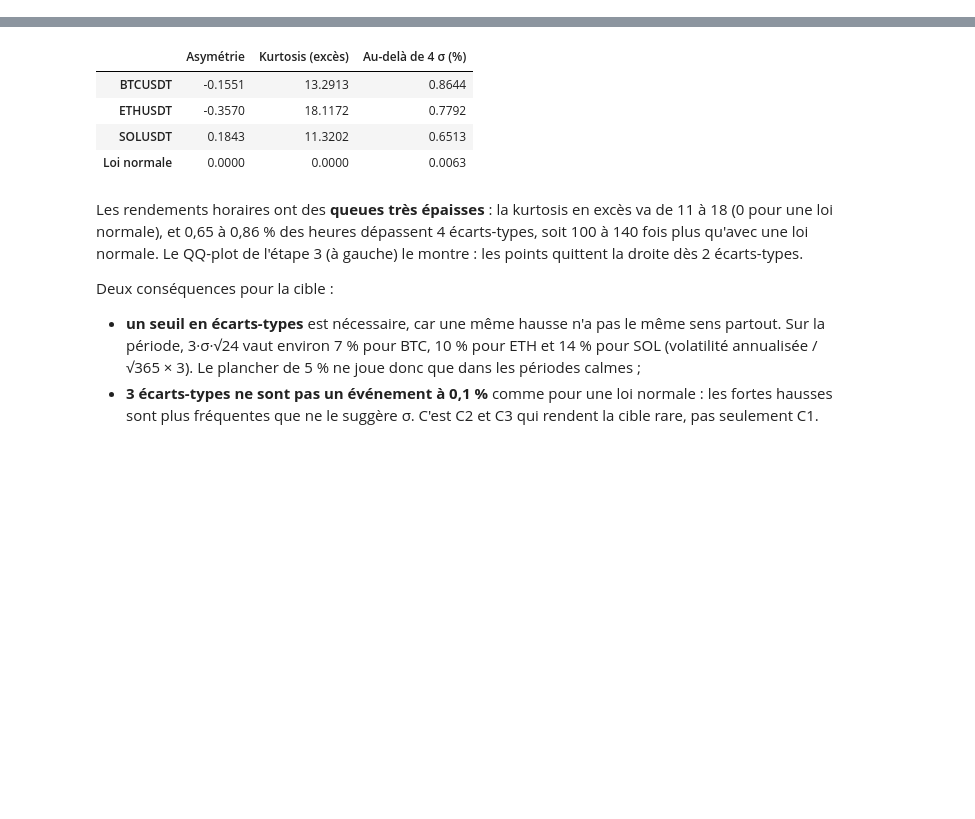
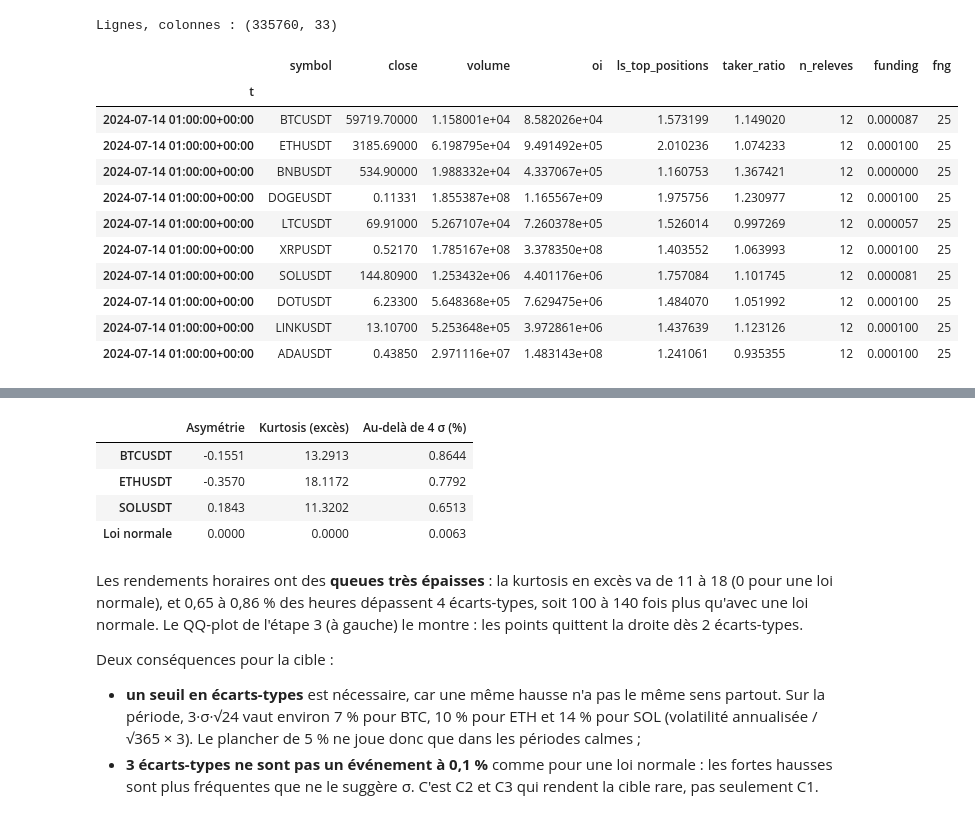
Before and after one commit to Ethanyounes/Ensae-Data-Science, a Jupyter notebook: rapport.ipynb, the cells around one changed output, grey strips where cells are left out. Saved outputs shown, nothing was run; the diff lists cells and outputs as text; code cells hidden in the pictures; blank space fills up the shorter version.

```diff
--- a/rapport.ipynb
+++ b/rapport.ipynb
@@ -59,0 +227,19 @@ On compare les deux, heure par heure.
+# %%
+panel_10_cryptos = descriptif.charger_panel(avec_chauffe=True)
+print("Lignes, colonnes :", panel_10_cryptos.shape)
+panel_10_cryptos.loc["2024-07-14 01:00", ["symbol", "close", "volume", "oi", "ls_top_positions", "taker_ratio",
+                                          "n_releves", "funding", "fng"]]
+# %% [output]
+Lignes, colonnes : (335760, 33)
+|  | symbol | close | volume | oi | ls_top_positions | taker_ratio | n_releves | funding | fng |
+| t |  |  |  |  |  |  |  |  |  |
+| 2024-07-14 01:00:00+00:00 | BTCUSDT | 59719.70000 | 1.158001e+04 | 8.582026e+04 | 1.573199 | 1.149020 | 12 | 0.000087 | 25 |
+| 2024-07-14 01:00:00+00:00 | ETHUSDT | 3185.69000 | 6.198795e+04 | 9.491492e+05 | 2.010236 | 1.074233 | 12 | 0.000100 | 25 |
+| 2024-07-14 01:00:00+00:00 | BNBUSDT | 534.90000 | 1.988332e+04 | 4.337067e+05 | 1.160753 | 1.367421 | 12 | 0.000000 | 25 |
+| 2024-07-14 01:00:00+00:00 | DOGEUSDT | 0.11331 | 1.855387e+08 | 1.165567e+09 | 1.975756 | 1.230977 | 12 | 0.000100 | 25 |
+| 2024-07-14 01:00:00+00:00 | LTCUSDT | 69.91000 | 5.267107e+04 | 7.260378e+05 | 1.526014 | 0.997269 | 12 | 0.000057 | 25 |
+| 2024-07-14 01:00:00+00:00 | XRPUSDT | 0.52170 | 1.785167e+08 | 3.378350e+08 | 1.403552 | 1.063993 | 12 | 0.000100 | 25 |
+| 2024-07-14 01:00:00+00:00 | SOLUSDT | 144.80900 | 1.253432e+06 | 4.401176e+06 | 1.757084 | 1.101745 | 12 | 0.000081 | 25 |
+| 2024-07-14 01:00:00+00:00 | DOTUSDT | 6.23300 | 5.648368e+05 | 7.629475e+06 | 1.484070 | 1.051992 | 12 | 0.000100 | 25 |
+| 2024-07-14 01:00:00+00:00 | LINKUSDT | 13.10700 | 5.253648e+05 | 3.972861e+06 | 1.437639 | 1.123126 | 12 | 0.000100 | 25 |
+| 2024-07-14 01:00:00+00:00 | ADAUSDT | 0.43850 | 2.971116e+07 | 1.483143e+08 | 1.241061 | 0.935355 | 12 | 0.000100 | 25 |
```
Also changed, not shown: parts of 48 cells of this notebook, 4 other files.
